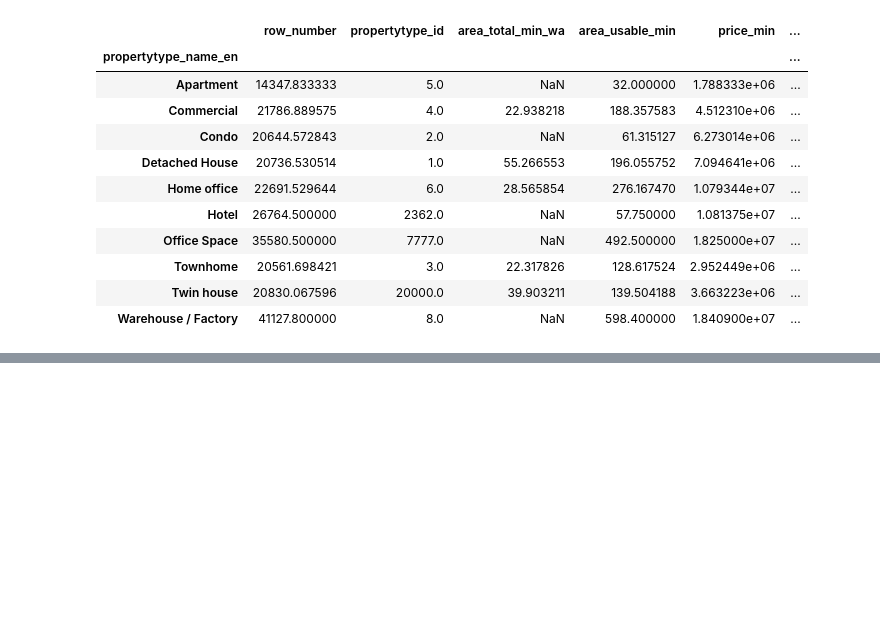
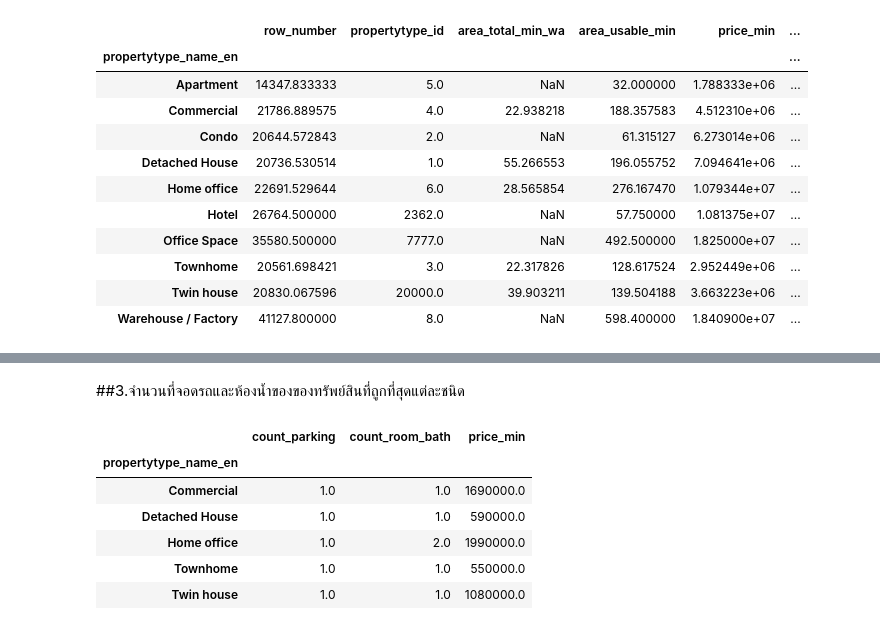
Before and after one commit to gxilly/BasicProg_DataViz65, a Jupyter notebook: Pandas101.ipynb, the cells around one changed output, grey strips where cells are left out. Drawn from its saved outputs; the diff is of its cells as text; code cells hidden in the pictures; blank space fills up the shorter version.

```diff
--- a/Pandas101.ipynb
+++ b/Pandas101.ipynb
@@ -412,0 +460,13 @@ unit.groupby(['propertytype_name_en']).mean() #ทุกค่าเป็น me
+# %% [markdown]
+##3.จำนวนที่จอดรถและห้องน้ำของของทรัพย์สินที่ถูกที่สุดแต่ละชนิด
+# %%
+dm.groupby(['propertytype_name_en']).min()[['count_parking','count_room_bath','price_min']]
+ #Groupby ชนิดของบ้านแต่ละชนิด ใช้.min() หาค่าต่ำที่สุด ใช้list เลือกเฉพาะ column พื้นที่และจำนวนห้องนอน
+# %% [output]
+|  | count_parking | count_room_bath | price_min |
+| propertytype_name_en |  |  |  |
+| Commercial | 1.0 | 1.0 | 1690000.0 |
+| Detached House | 1.0 | 1.0 | 590000.0 |
+| Home office | 1.0 | 2.0 | 1990000.0 |
+| Townhome | 1.0 | 1.0 | 550000.0 |
+| Twin house | 1.0 | 1.0 | 1080000.0 |
```
Also changed, not shown: parts of 14 cells of this notebook.
